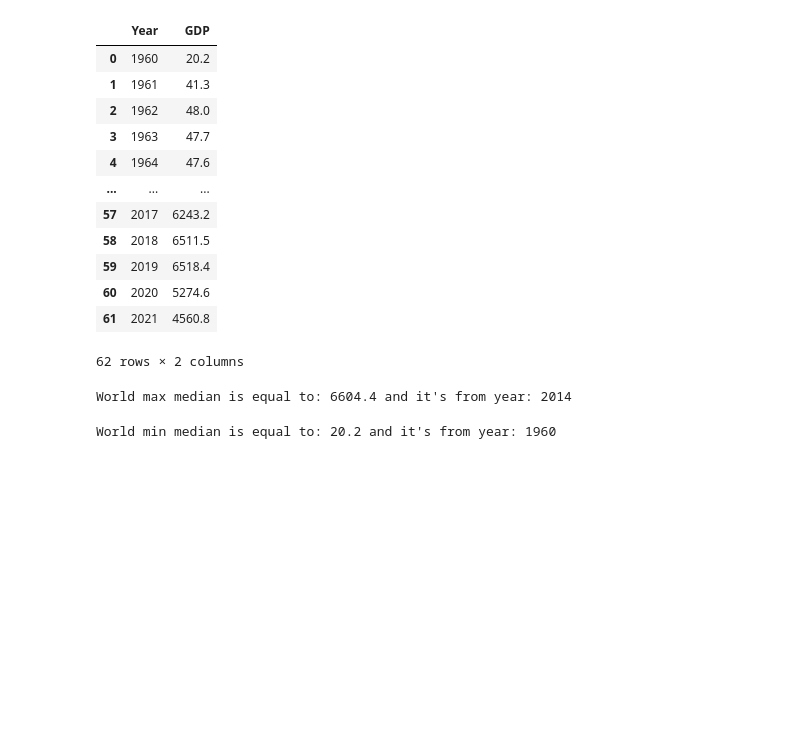
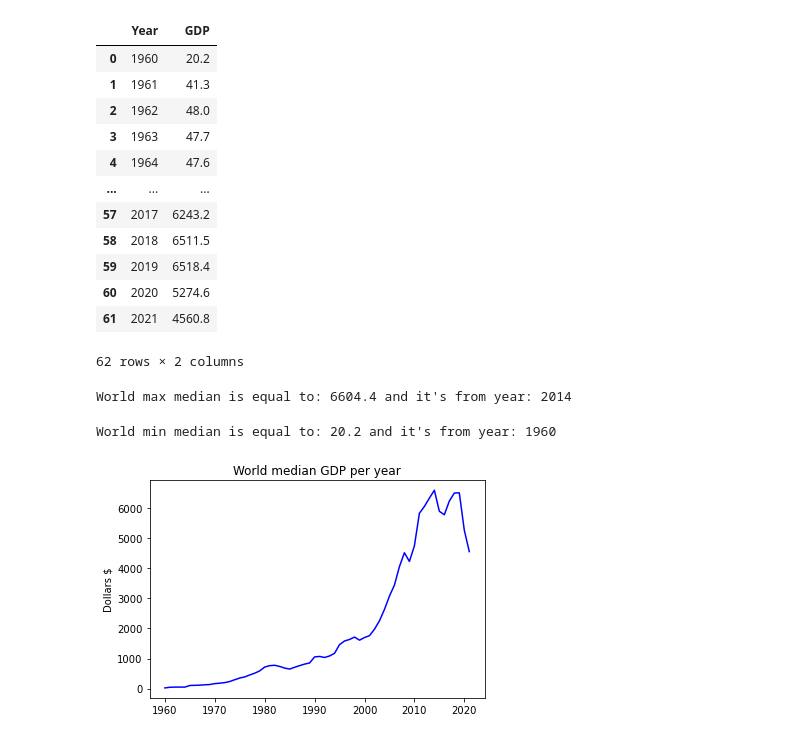
Before and after one commit to NorthBrainsAnalytics/GDP-per-capita, a Jupyter notebook: GDP per capita.ipynb, the cells around one changed output. Saved outputs shown, nothing was run; the diff lists cells and outputs as text; code cells hidden in the pictures; blank space fills up the shorter version.

```diff
--- a/GDP per capita.ipynb
+++ b/GDP per capita.ipynb
@@ -80,11 +88,11 @@ MedianMaxYear = MDdf['Year'].loc[54]
 print("World max median is equal to:", MedianMax, "and it's from year:", MedianMaxYear)
 # %% [output]
 World max median is equal to: 6604.4 and it's from year: 2014
-# %%
-MedianMin = MDdf['GDP'].min()
-IndexNumber = MDdf.index[MDdf['GDP'] == MDdf['GDP'].min()].tolist()
-MedianMinYear = MDdf['Year'].loc[0]
-
-print("World min median is equal to:", MedianMin, "and it's from year:", MedianMinYear)
-# %% [output]
-World min median is equal to: 20.2 and it's from year: 1960
+# %%
+MedianMin = MDdf['GDP'].min()
+IndexNumber = MDdf.index[MDdf['GDP'] == MDdf['GDP'].min()].tolist()
+MedianMinYear = MDdf['Year'].loc[0]
+
+print("World min median is equal to:", MedianMin, "and it's from year:", MedianMinYear)
+# %% [output]
+World min median is equal to: 20.2 and it's from year: 1960
@@ -90,0 +101,8 @@ World min median is equal to: 20.2 and it's from year: 1960
+# %%
+plt.plot(MDdf['Year'], MDdf['GDP'], color = 'blue', marker = '', linestyle = 'solid')
+plt.title('World median GDP per year')
+plt.ylabel('Dollars $')
+
+plt.show()
+# %% [output]
+[figure, added]
```
Also changed, not shown: parts of 13 cells of this notebook, 1 other file.
